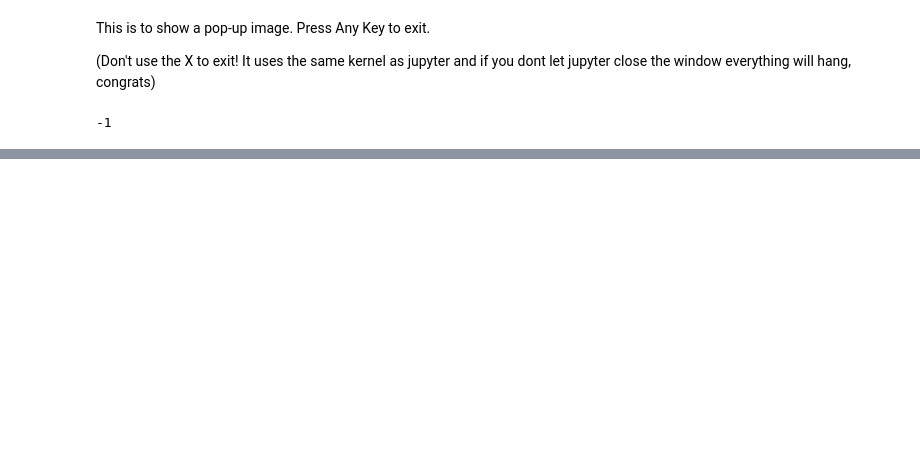
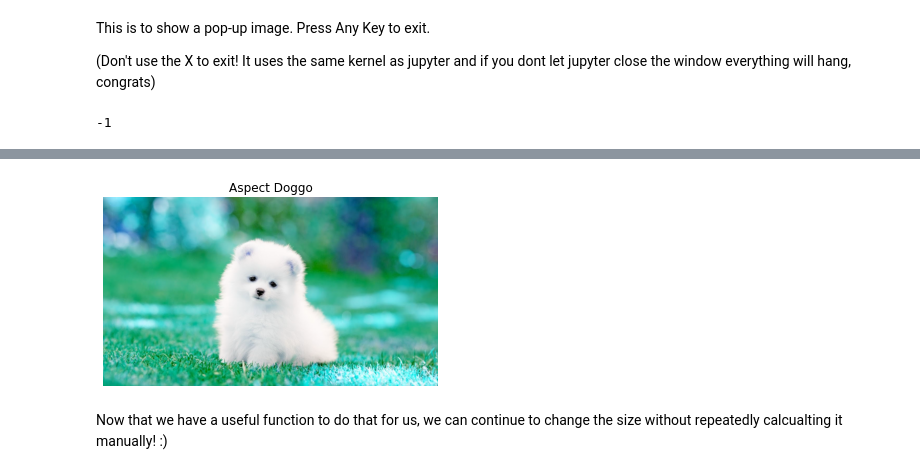
Before and after one commit to variii/CVprojects, a Jupyter notebook: tutorial1.ipynb, the cells around one changed output, grey strips where cells are left out. Cells and saved outputs as stored; diff of their text form; code cells hidden in the pictures; blank space fills up the shorter version.

```diff
--- a/tutorial1.ipynb
+++ b/tutorial1.ipynb
@@ -33,0 +120,11 @@ h,w,d
+# %%
+
+def getaspect(img):
+    ar= img.shape[0]/img.shape[1]
+    return int(img.shape[1]), int(img.shape[1]*ar)
+# %%
+cvplot(cv2.resize(img, getaspect(img)), 'Aspect Doggo')
+# %% [output]
+[figure, added]
+# %% [markdown]
+Now that we have a useful function to do that for us, we can continue to change the size without repeatedly calcualting it manually! :)
```
Also changed, not shown: parts of 32 cells of this notebook.
